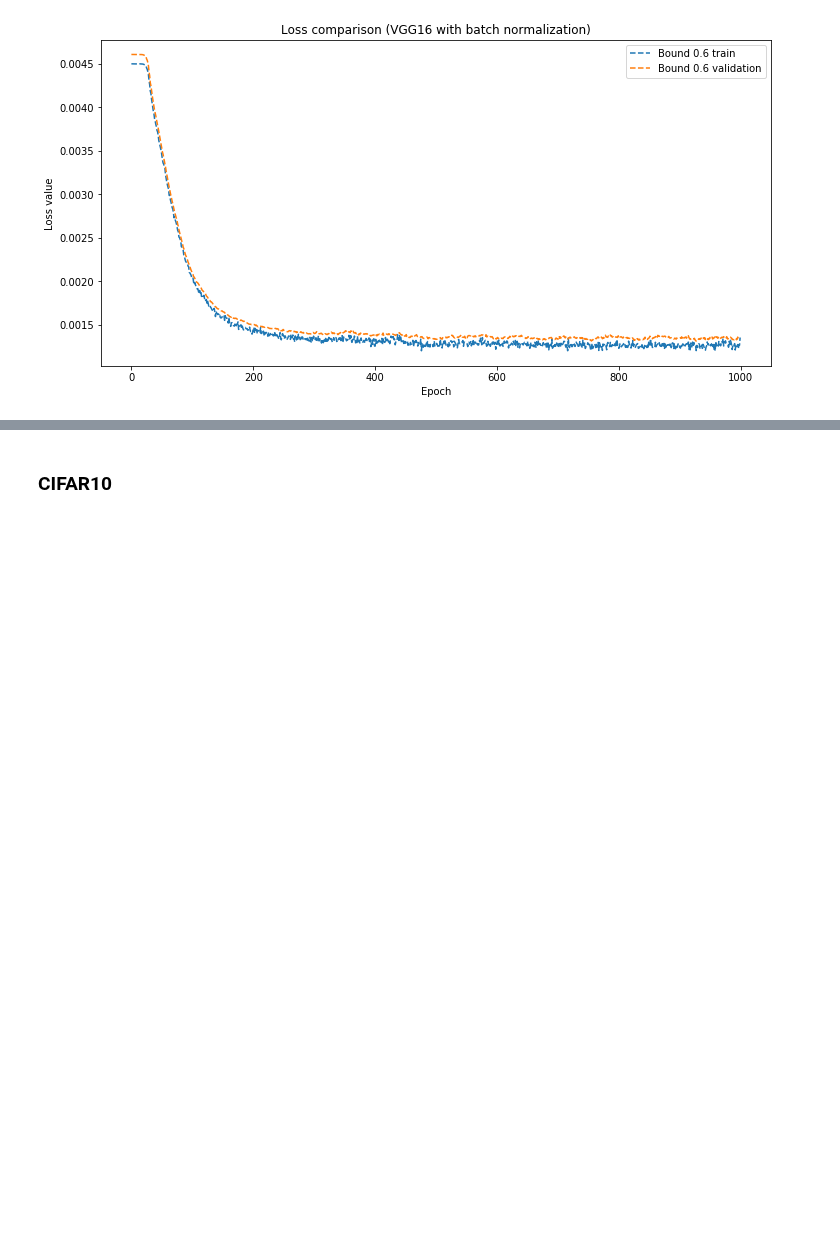
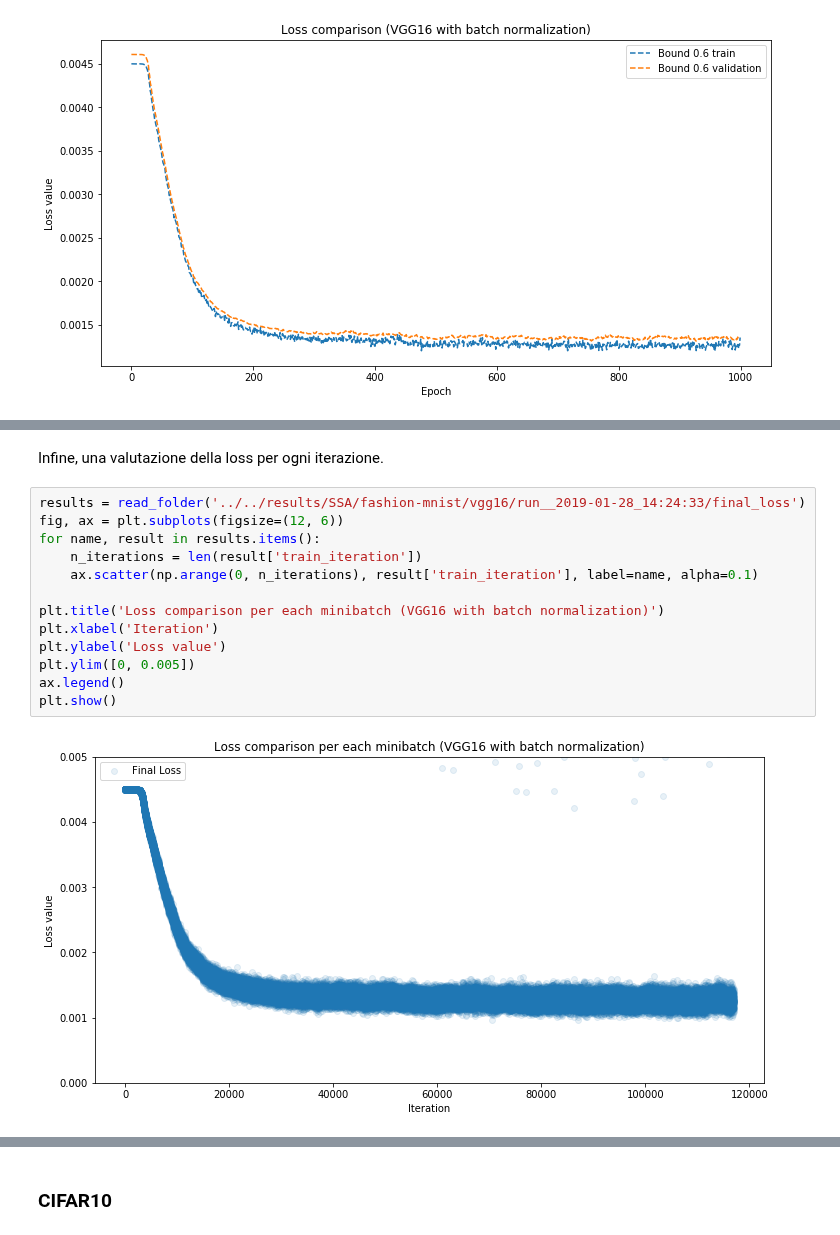
Before and after one commit to strin-matey/thesis, a Jupyter notebook: notebooks/sa/SimulatedAnnealingFinal.ipynb, the cells around one changed output, grey strips where cells are left out. Saved outputs shown, nothing was run; the diff lists cells and outputs as text; blank space fills up the shorter version.

```diff
--- a/notebooks/sa/SimulatedAnnealingFinal.ipynb
+++ b/notebooks/sa/SimulatedAnnealingFinal.ipynb
@@ -367,0 +368,17 @@ plt.show()
+# %% [markdown]
+Infine, una valutazione della loss per ogni iterazione.
+# %%
+results = read_folder('../../results/SSA/fashion-mnist/vgg16/run__2019-01-28_14:24:33/final_loss')
+fig, ax = plt.subplots(figsize=(12, 6))
+for name, result in results.items():
+    n_iterations = len(result['train_iteration'])
+    ax.scatter(np.arange(0, n_iterations), result['train_iteration'], label=name, alpha=0.1)
+
+plt.title('Loss comparison per each minibatch (VGG16 with batch normalization)')
+plt.xlabel('Iteration')
+plt.ylabel('Loss value')
+plt.ylim([0, 0.005])
+ax.legend()
+plt.show()
+# %% [output]
+[figure, added]
```
Also changed, not shown: parts of 4 cells of this notebook, 1 other file.
